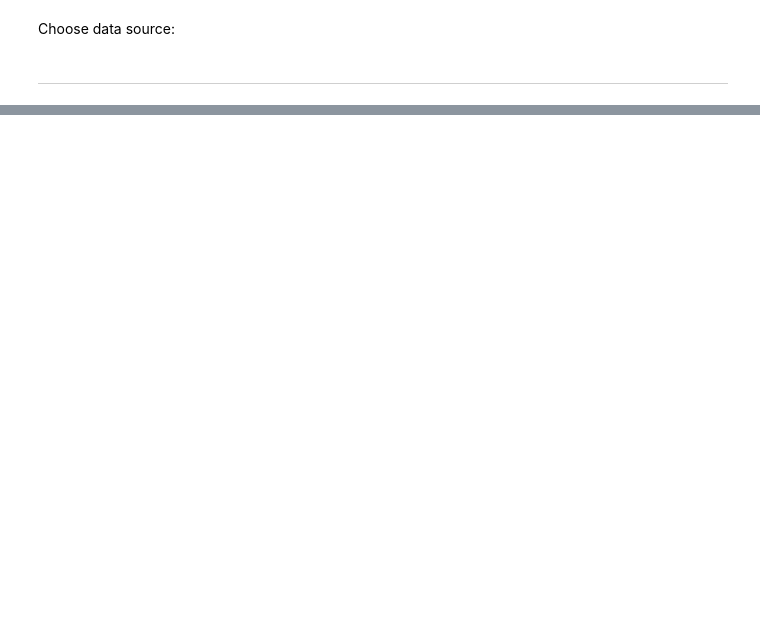
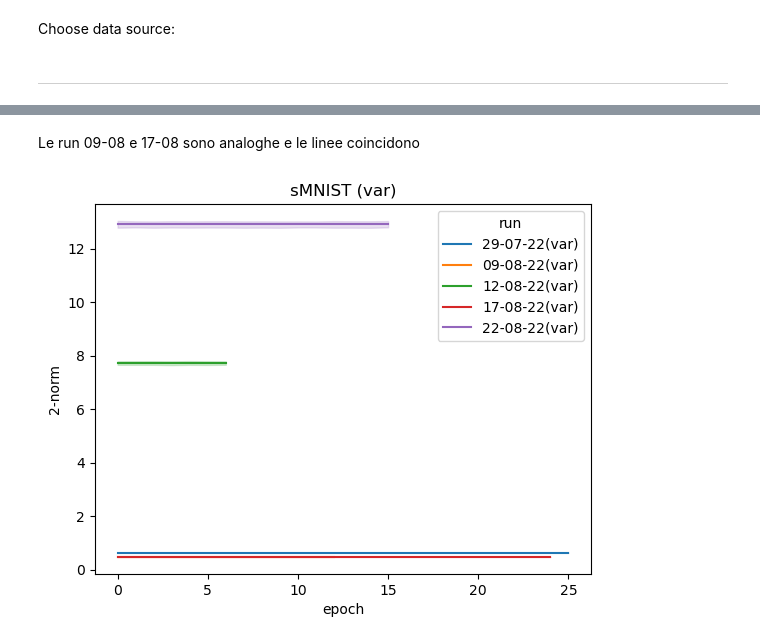
Before and after one commit to flavio2018/seq-mnist, a Jupyter notebook: notebooks/2.3_visualize_evolution_mem_readings.ipynb, the cells around one changed output, grey strips where cells are left out. Saved outputs shown, nothing was run; the diff lists cells and outputs as text; code cells hidden in the pictures; blank space fills up the shorter version.

```diff
--- a/notebooks/2.3_visualize_evolution_mem_readings.ipynb
+++ b/notebooks/2.3_visualize_evolution_mem_readings.ipynb
@@ -81,0 +142,25 @@ _ = sns.lineplot(mem_readings_df, x="epoch", y="2-norm", hue="run")
+# %%
+# Load memory readings smnist var
+mem_readings_df = pd.DataFrame()  # comment to concat
+
+for model in smnist_var:
+    mem_readings_stats = MemoryReadingsStats(path=smnist_var[model]['path'])
+    memory_readings_per_epoch = dict()
+
+    for epoch in smnist_var[model]['epochs']:
+        mem_readings_stats.load_memory_readings(epoch=epoch)
+        memory_readings_per_epoch[epoch] = mem_readings_stats.memory_readings
+
+    for epoch, mem_readings in memory_readings_per_epoch.items():
+        tmp_df = pd.DataFrame()
+        tmp_df['epoch'] = [epoch]*len(mem_readings.T)
+        tmp_df['2-norm'] = torch.norm(mem_readings, dim=0).cpu().numpy()
+        tmp_df['run'] = [model+'(var)']*len(mem_readings.T)
+        mem_readings_df = pd.concat((mem_readings_df, tmp_df))
+# %% [markdown]
+Le run 09-08 e 17-08 sono analoghe e le linee coincidono
+# %%
+ax = sns.lineplot(mem_readings_df, x="epoch", y="2-norm", hue="run")
+ax = ax.set(title="sMNIST (var)")
+# %% [output]
+[figure, added]
```
Also changed, not shown: parts of 13 cells of this notebook, 1 other file.
